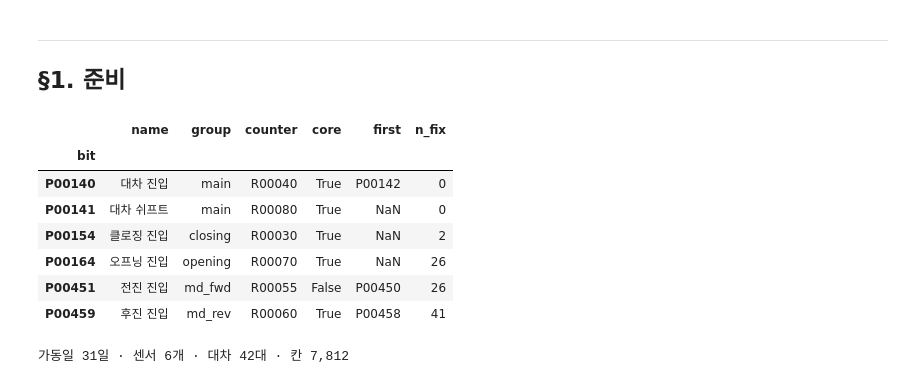
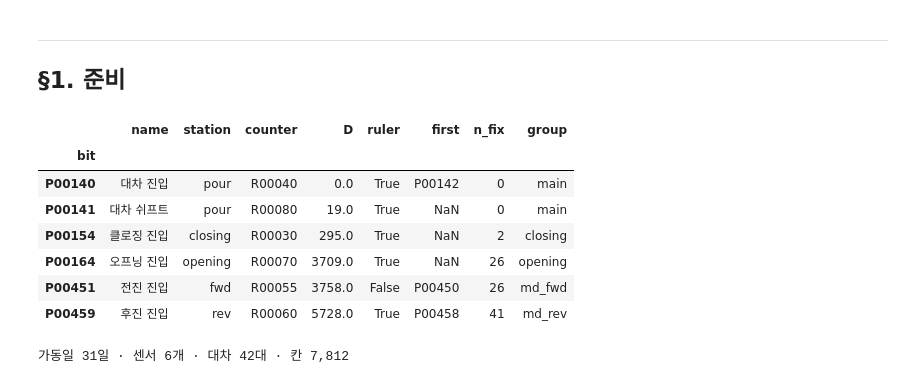
Before and after one commit to JeonJae02/KTA_Train, a Jupyter notebook: Conv/conv_02_코어격자_판정규칙.ipynb, the cells around one changed output. Cells and saved outputs as stored; diff of their text form; code cells hidden in the pictures.

```diff
--- a/Conv/conv_02_코어격자_판정규칙.ipynb
+++ b/Conv/conv_02_코어격자_판정규칙.ipynb
@@ -225,42 +225,42 @@ DEMO_WEEK = ("2026-10-13", "2026-10-17")
 FEAT_DIR = os.path.join(ROOT_DIR, "cache", "conv_feat")
 DAILY_PATH = os.path.join(FEAT_DIR, "wagon_sensor_daily.pkl")
 JUDGED_PATH = os.path.join(FEAT_DIR, "wagon_sensor_judged.pkl")
 
 SURFACE, INK, INK2, MUTED = "#fcfcfb", "#0b0b0b", "#52514e", "#898781"
 GRID, AXIS = "#e1e0d9", "#c3c2b7"
 BLUE, ORANGE, AQUA, CRITICAL = "#2a78d6", "#eb6834", "#1baf7a", "#d03b3b"
 PURPLE, YELLOW = "#7a5cc7", "#c99a06"
-CORE = SENSORS.index[SENSORS.core].tolist()
+CORE = SENSORS.index[SENSORS.ruler].tolist()
 NAME = SENSORS.name.to_dict()
 ORDER = ["P00140", "P00141", "P00154", "P00164", "P00451", "P00459"]     # 루프 순서 (P00140 기준 거리)
 
 STATES = ["정상", "흔들림", "위치 변화", "이물(뒤)", "이물(기타)", "이물(앞)", "이물(분리)"]
 STATE_COLOR = {"정상": "#ebeae4", "흔들림": YELLOW, "위치 변화": PURPLE,
                "이물(뒤)": AQUA, "이물(기타)": ORANGE, "이물(앞)": CRITICAL, "이물(분리)": "#8a2a5c"}
 
 
 def style_ax(ax, grid="y"):
     ax.set_facecolor(SURFACE)
     for s in ("top", "right"):
         ax.spines[s].set_visible(False)
     for s in ("left", "bottom"):
         ax.spines[s].set_color(AXIS)
     ax.tick_params(colors=INK2, labelsize=8)
     if grid:
         ax.grid(axis=grid, color=GRID, linewidth=0.8, zorder=0)
     ax.set_axisbelow(True)
 
 
 SENSORS
 # %% [output]
-|  | name | group | counter | core | first | n_fix |
-| bit |  |  |  |  |  |  |
-| P00140 | 대차 진입 | main | R00040 | True | P00142 | 0 |
-| P00141 | 대차 쉬프트 | main | R00080 | True | NaN | 0 |
-| P00154 | 클로징 진입 | closing | R00030 | True | NaN | 2 |
-| P00164 | 오프닝 진입 | opening | R00070 | True | NaN | 26 |
-| P00451 | 전진 진입 | md_fwd | R00055 | False | P00450 | 26 |
-| P00459 | 후진 진입 | md_rev | R00060 | True | P00458 | 41 |
+|  | name | station | counter | D | ruler | first | n_fix | group |
+| bit |  |  |  |  |  |  |  |  |
+| P00140 | 대차 진입 | pour | R00040 | 0.0 | True | P00142 | 0 | main |
+| P00141 | 대차 쉬프트 | pour | R00080 | 19.0 | True | NaN | 0 | main |
+| P00154 | 클로징 진입 | closing | R00030 | 295.0 | True | NaN | 2 | closing |
+| P00164 | 오프닝 진입 | opening | R00070 | 3709.0 | True | NaN | 26 | opening |
+| P00451 | 전진 진입 | fwd | R00055 | 3758.0 | False | P00450 | 26 | md_fwd |
+| P00459 | 후진 진입 | rev | R00060 | 5728.0 | True | P00458 | 41 | md_rev |
 # %%
 # 대차×센서 일별 표 — 없으면 40일을 새로 만든다 (약 20초)
 if os.path.exists(DAILY_PATH):
```
Also changed, not shown: parts of 1 cell of this notebook, 30 other files.
